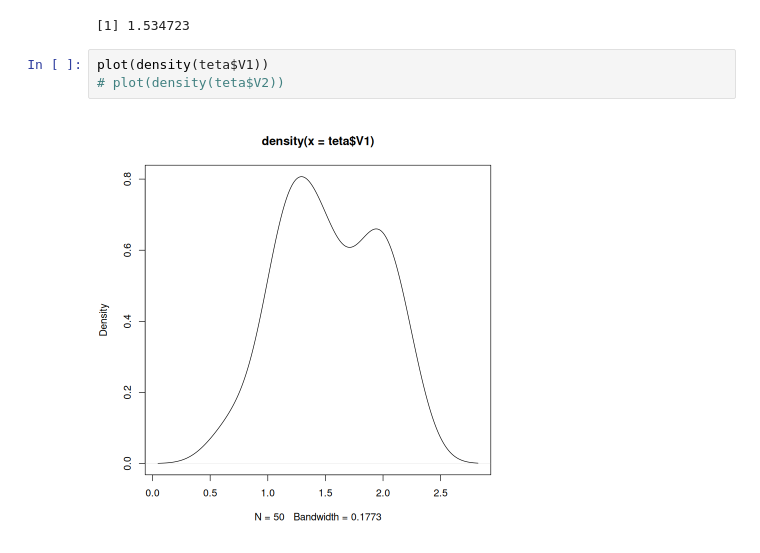
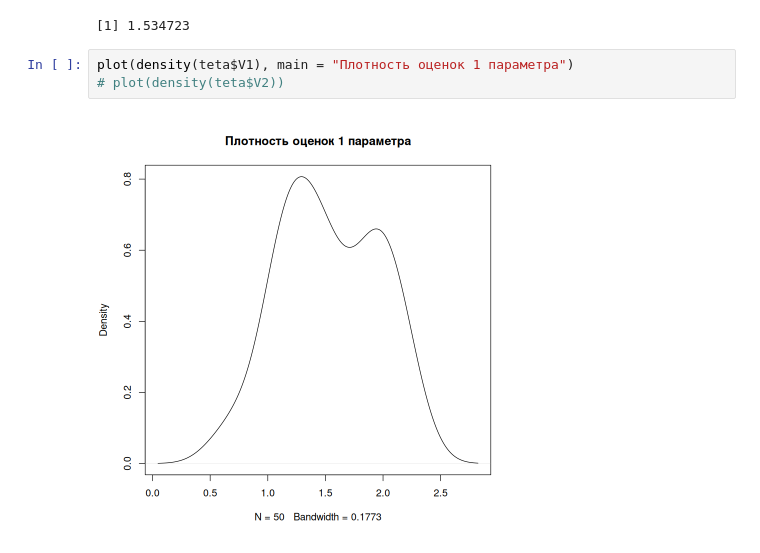
Before and after one commit to Amatikay/Diplom, a Jupyter notebook: source/Imitation.ipynb, the cells around one changed output. Saved outputs shown, nothing was run; the diff lists cells and outputs as text.

```diff
--- a/source/Imitation.ipynb
+++ b/source/Imitation.ipynb
@@ -323,7 +316,7 @@ mean(teta$V1)
 # %% [output]
 [1] 1.534723
 # %%
-plot(density(teta$V1))
+plot(density(teta$V1), main = "Плотность оценок 1 параметра")
 # plot(density(teta$V2))
 # %% [output]
-[figure, old version]
+[figure, new version]
```
Also changed, not shown: parts of 7 cells of this notebook, 3 other files.
